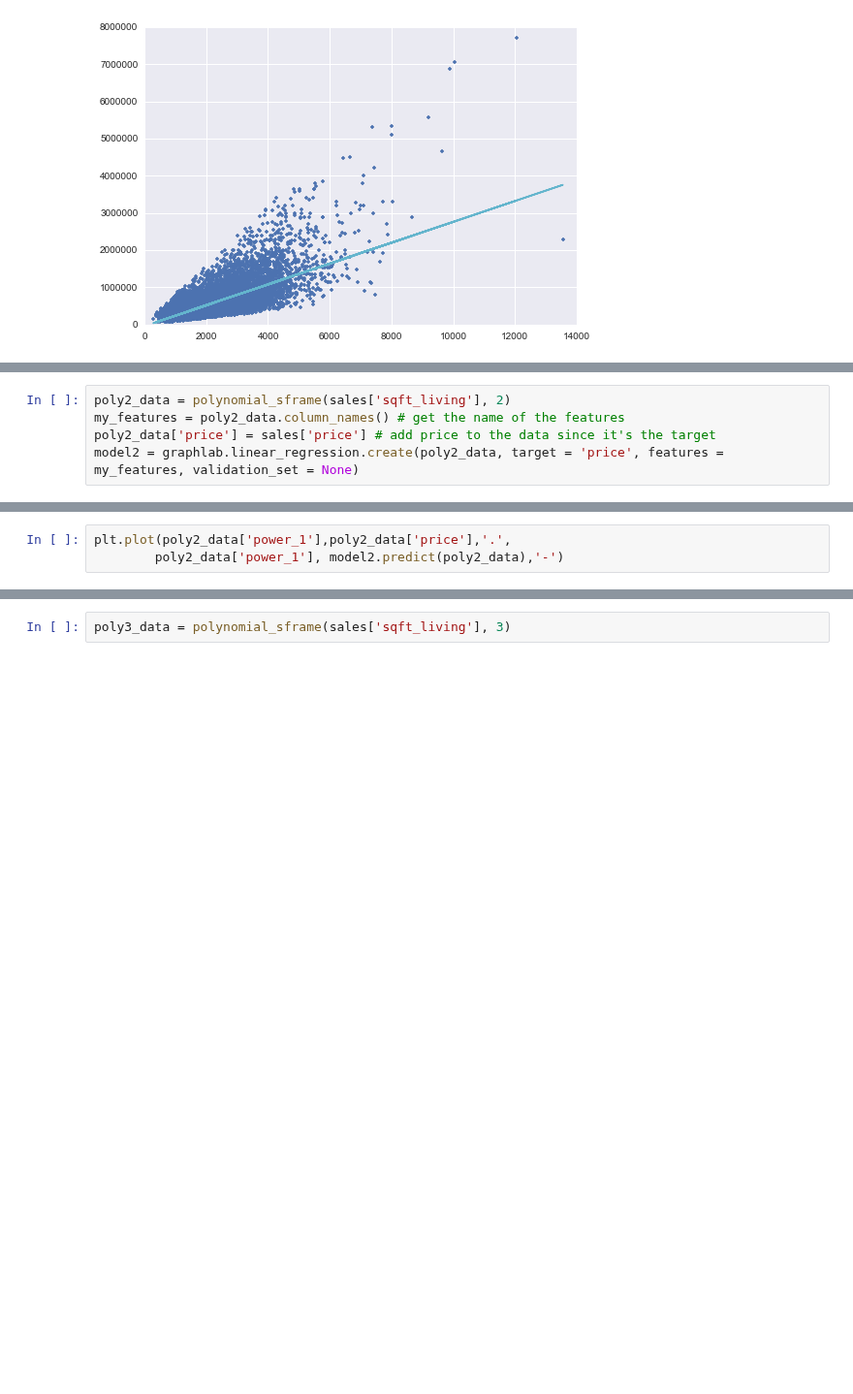
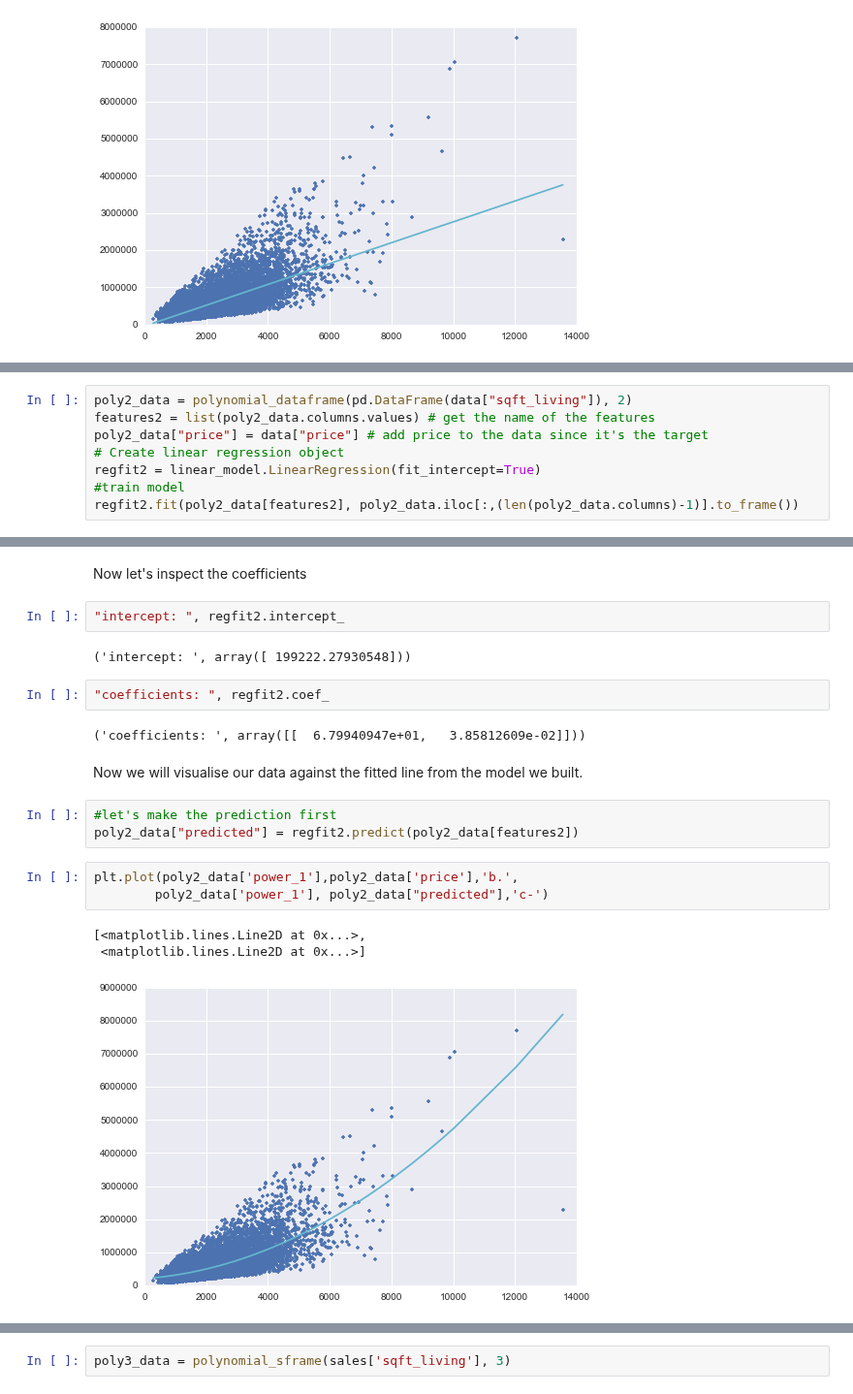
Before and after one commit to benjaminsw/regression, a Jupyter notebook: kc_house/Polynomial Regression.ipynb, the cells around one changed output, grey strips where cells are left out. Shown at 97% size. Cells and saved outputs as stored; diff of their text form; blank space fills up the shorter version.

```diff
--- a/kc_house/Polynomial Regression.ipynb
+++ b/kc_house/Polynomial Regression.ipynb
@@ -158,7 +171,10 @@ Let's unpack that plt.plot() command. The first pair of SArrays we passed are th
 
 We can see, not surprisingly, that the predicted values all fall on a line, specifically the one with slope 280 and intercept -43579. What if we wanted to plot a second degree polynomial?
 # %%
-poly2_data = polynomial_sframe(sales['sqft_living'], 2)
-my_features = poly2_data.column_names() # get the name of the features
-poly2_data['price'] = sales['price'] # add price to the data since it's the target
-model2 = graphlab.linear_regression.create(poly2_data, target = 'price', features = my_features, validation_set = None)
+poly2_data = polynomial_dataframe(pd.DataFrame(data["sqft_living"]), 2)
+features2 = list(poly2_data.columns.values) # get the name of the features
+poly2_data["price"] = data["price"] # add price to the data since it's the target
+# Create linear regression object
+regfit2 = linear_model.LinearRegression(fit_intercept=True)
+#train model
+regfit2.fit(poly2_data[features2], poly2_data.iloc[:,(len(poly2_data.columns)-1)].to_frame())
@@ -167,4 +183,23 @@ model2.get("coefficients")
+# %% [markdown]
+Now let's inspect the coefficients
+# %%
+"intercept: ", regfit2.intercept_
+# %% [output]
+('intercept: ', array([ 199222.27930548]))
+# %%
+"coefficients: ", regfit2.coef_
+# %% [output]
+('coefficients: ', array([[  6.79940947e+01,   3.85812609e-02]]))
+# %% [markdown]
+Now we will visualise our data against the fitted line from the model we built.
+# %%
+#let's make the prediction first
+poly2_data["predicted"] = regfit2.predict(poly2_data[features2])
 # %%
-plt.plot(poly2_data['power_1'],poly2_data['price'],'.',
-        poly2_data['power_1'], model2.predict(poly2_data),'-')
+plt.plot(poly2_data['power_1'],poly2_data['price'],'b.',
+        poly2_data['power_1'], poly2_data["predicted"],'c-')
+# %% [output]
+[<matplotlib.lines.Line2D at 0x...>,
+ <matplotlib.lines.Line2D at 0x...>]
+[figure, added]
 # %% [markdown]
```
Also changed, not shown: parts of 9 cells of this notebook.
